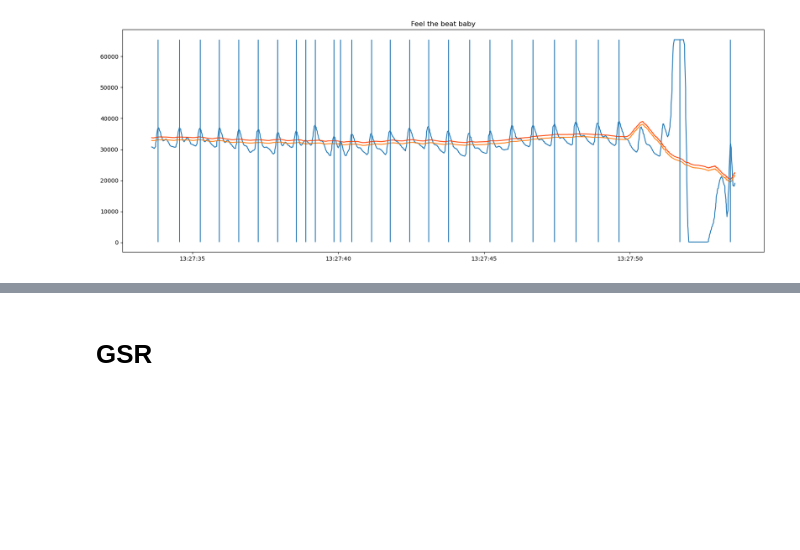
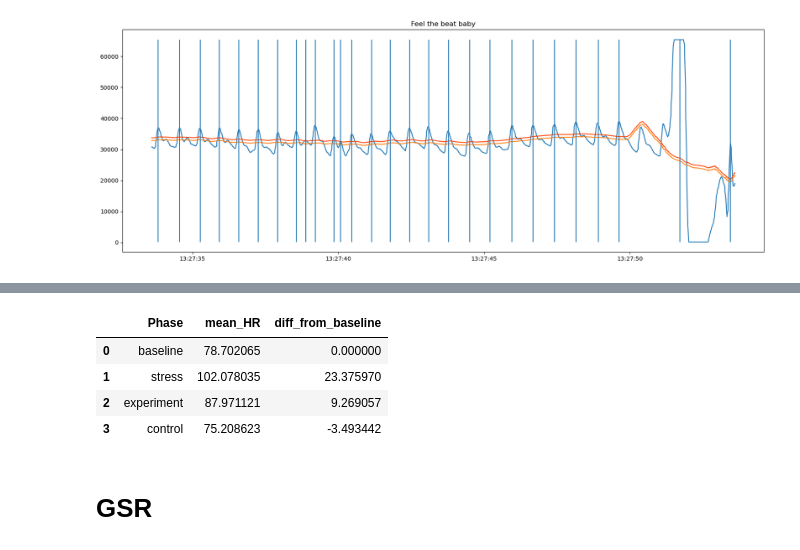
Before and after one commit to Whitesheep18/mediation_garden, a Jupyter notebook: Heart_rate_experiments.ipynb, the cells around one changed output, grey strips where cells are left out. Cells and saved outputs as stored; diff of their text form; code cells hidden in the pictures; blank space fills up the shorter version.

```diff
--- a/Heart_rate_experiments.ipynb
+++ b/Heart_rate_experiments.ipynb
@@ -110,3 +116,11 @@ NameError: name 'pd' is not defined
+# %%
+pd.DataFrame(summary)
+# %% [output]
+|  | Phase | mean_HR | diff_from_baseline |
+| 0 | baseline | 78.702065 | 0.000000 |
+| 1 | stress | 102.078035 | 23.375970 |
+| 2 | experiment | 87.971121 | 9.269057 |
+| 3 | control | 75.208623 | -3.493442 |
 # %% [markdown]
 # GSR
 # %%
```
Also changed, not shown: parts of 1 cell of this notebook.
